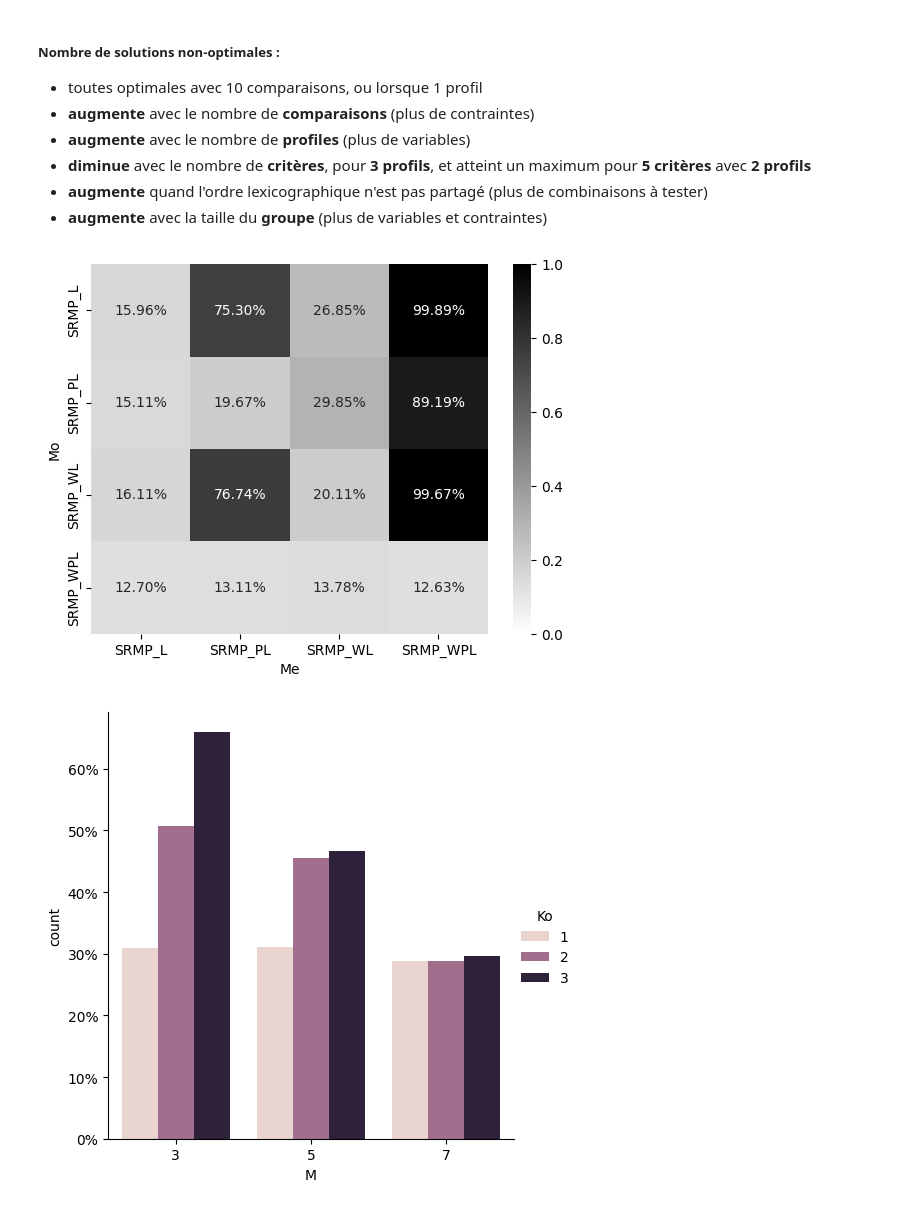
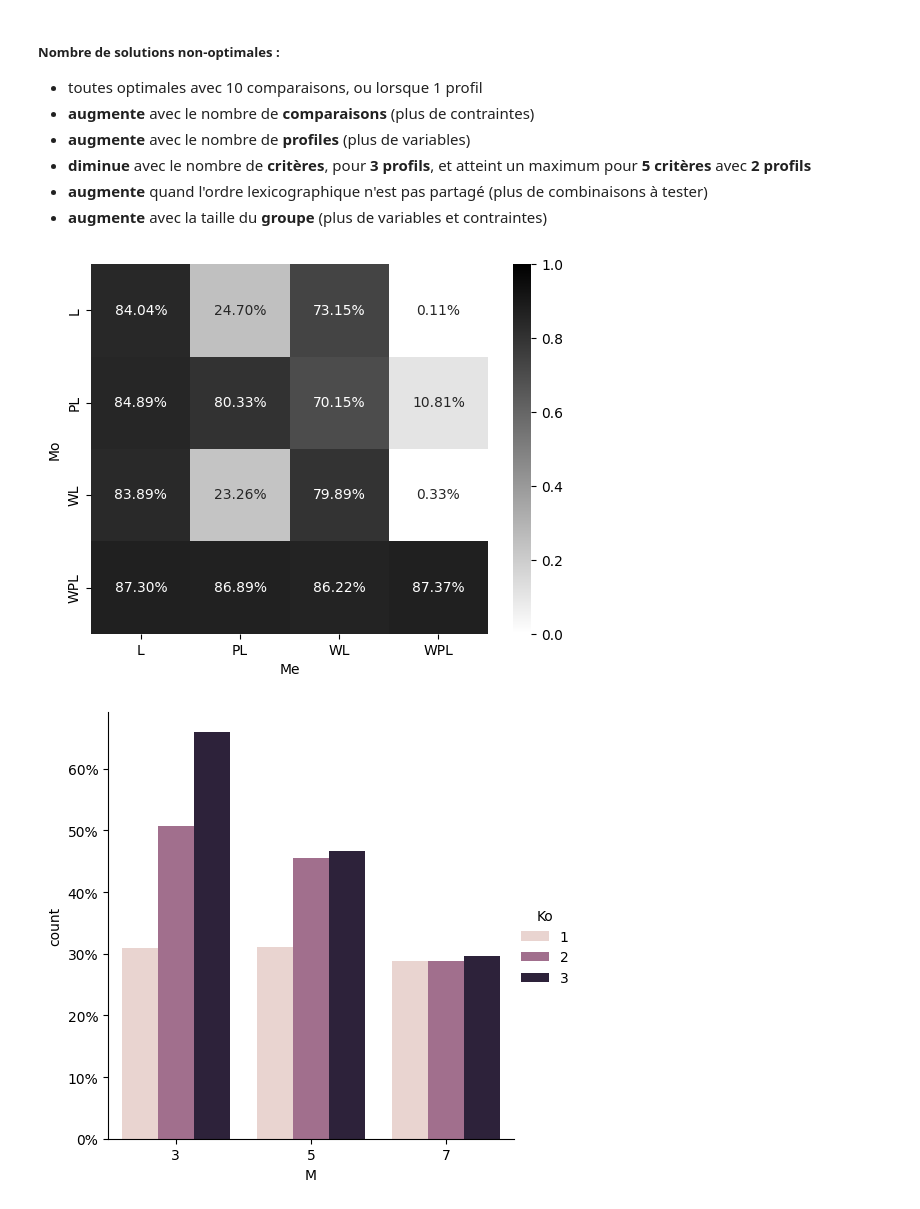
Before and after one commit to yjourdin/these, a Jupyter notebook: plot_results_group.ipynb, the cells around one changed output. Cells and saved outputs as stored; diff of their text form; code cells hidden in the pictures.

```diff
--- a/plot_results_group.ipynb
+++ b/plot_results_group.ipynb
@@ -74,6 +74,9 @@ df
 | 43198 | 7 | 20 | 3 | SRMP_L | 1 | 2 | 3 | 100 | True | 0 | ... | ... |
 | 43199 | 7 | 20 | 3 | SRMP_L | 1 | 2 | 3 | 100 | True | 0 | ... | ... |
 43200 rows × 25 columns
+# %%
+df["Mo"] = df["Mo"].str[5:]
+df["Me"] = df["Me"].str[5:]
 # %% [markdown]
 # Process
 # %%
@@ -105,16 +108,17 @@ dff = df[df["Fitness_train"] == 1]
 # %%
 MAX = 2700
 
 g = sns.heatmap(
-    data=df[df["Fitness_train"] < 1].pivot_table(index="Mo", columns="Me", aggfunc="size", fill_value=0) / MAX,
+    data=df[df["Fitness_train"] == 1].pivot_table(index="Mo", columns="Me", aggfunc="size", fill_value=0) / MAX,
     vmin=0,
     vmax=1,
     cmap="binary",
     annot=True,
     fmt=".2%",
 )
+plt.savefig("test.pdf")
 # %% [output]
-[figure, old version]
+[figure, new version]
 # %%
 g = sns.catplot(
     data=df[(df["Group_size"] == 2) & (df["Fitness_train"] < 1)],
```
Also changed, not shown: parts of 1 cell of this notebook, 27 other files.
